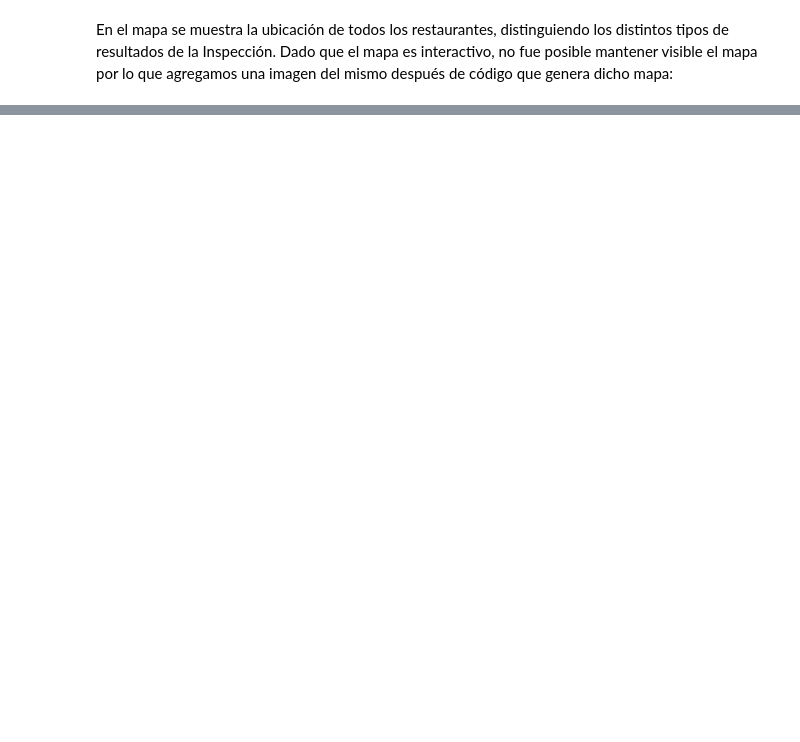
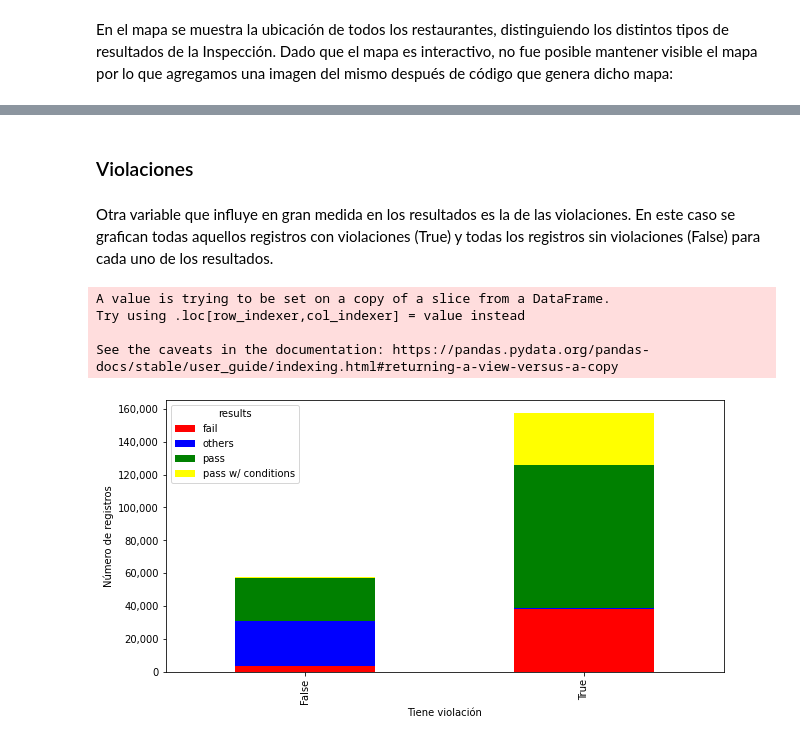
Before and after one commit to DorelyMS/data-product-architecture, a Jupyter notebook: notebooks/eda/Visualizaciones.ipynb, the cells around one changed output, grey strips where cells are left out. Cells and saved outputs as stored; diff of their text form; code cells hidden in the pictures; blank space fills up the shorter version.

```diff
--- a/notebooks/eda/Visualizaciones.ipynb
+++ b/notebooks/eda/Visualizaciones.ipynb
@@ -228,0 +226,24 @@ KeyError: (nan, '')
+# %% [markdown]
+### Violaciones
+# %% [markdown]
+Otra variable que influye en gran medida en los resultados es la de las violaciones. En este caso se grafican todas aquellos registros con violaciones (True) y todas los registros sin violaciones (False) para cada uno de los resultados.
+# %%
+df_viol = df[['inspection_id','violations', 'results']]
+df_viol['violation'] = df_viol.violations.notnull()
+viol = df_viol[['violation', 'results', 'inspection_id']].sort_values(by='results').\
+groupby(['violation', 'results']).count().unstack()['inspection_id'].\
+plot.bar(stacked=True,
+         figsize=(10,5),
+         xlabel = 'Tiene violación',
+         ylabel = 'Número de registros',
+         color= colores)
+fmt = '{x:,.0f}'
+tick = mtick.StrMethodFormatter(fmt)
+viol.yaxis.set_major_formatter(tick)
+plt.show()
+# %% [output]
+A value is trying to be set on a copy of a slice from a DataFrame.
+Try using .loc[row_indexer,col_indexer] = value instead
+
+See the caveats in the documentation: https://pandas.pydata.org/pandas-docs/stable/user_guide/indexing.html#returning-a-view-versus-a-copy
+[figure, added]
```
Also changed, not shown: parts of 18 cells of this notebook.
